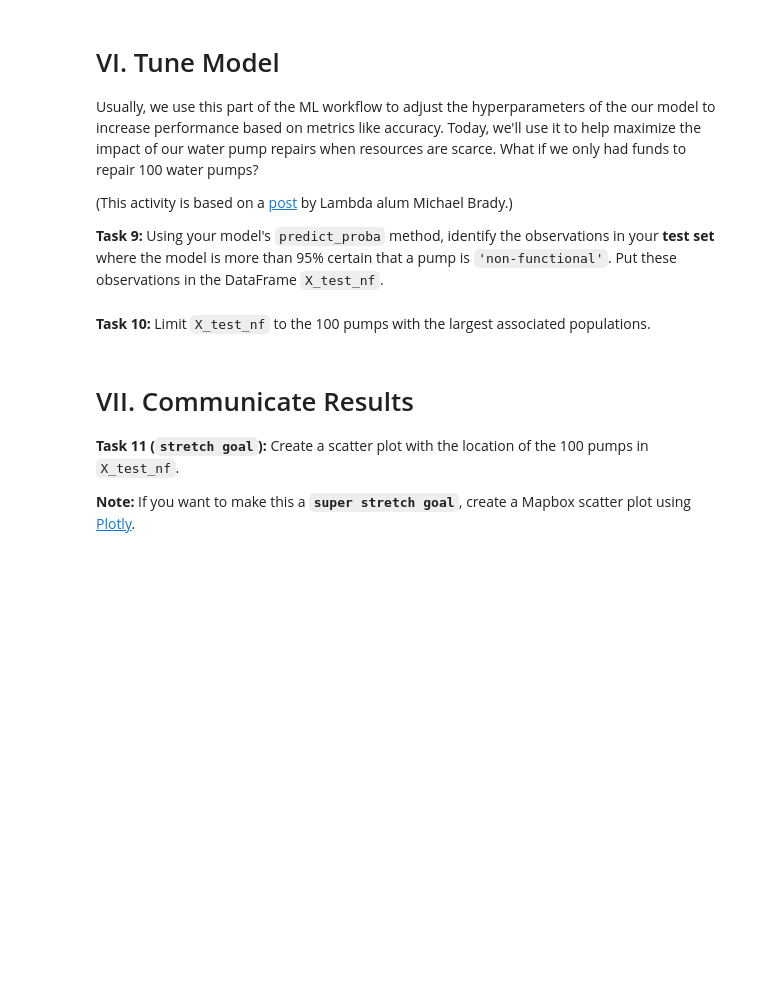
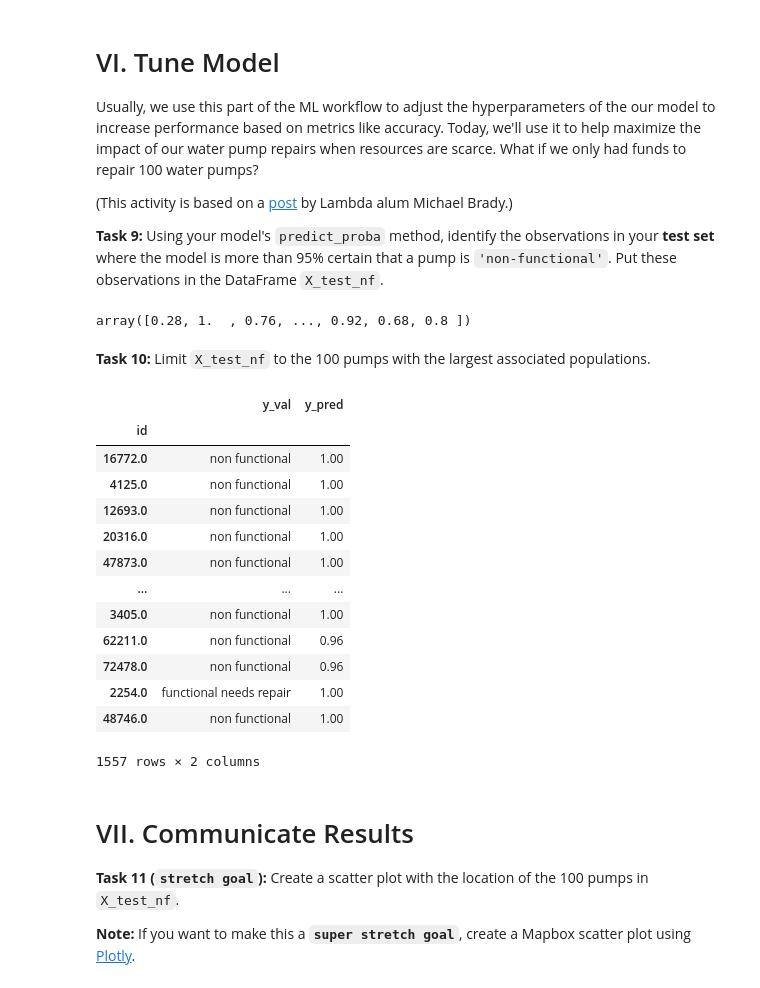
Before and after one commit to ayebaishmo/Classification-metrics, a Jupyter notebook: module4-classification-metrics/LS_DS_224_assignment.ipynb, the cells around one changed output. Cells and saved outputs as stored; diff of their text form; code cells hidden in the pictures; blank space fills up the shorter version.

```diff
--- a/module4-classification-metrics/LS_DS_224_assignment.ipynb
+++ b/module4-classification-metrics/LS_DS_224_assignment.ipynb
@@ -157,5 +200,34 @@ Usually, we use this part of the ML workflow to adjust the hyperparameters of th
 (This activity is based on a [post](https://towardsdatascience.com/maximizing-scarce-maintenance-resources-with-data-8f3491133050) by Lambda alum Michael Brady.)
 
 **Task 9:** Using your model's `predict_proba` method, identify the observations in your **test set** where the model is more than 95% certain that a pump is `'non-functional'`. Put these observations in the DataFrame `X_test_nf`.
+# %%
+model.predict_proba(X_val)[:,-1]
+# %% [output]
+array([0.28, 1.  , 0.76, ..., 0.92, 0.68, 0.8 ])
 # %% [markdown]
 **Task 10:** Limit `X_test_nf` to the 100 pumps with the largest associated populations.
+# %%
+data = {
+    'y_val': y_val,
+    'y_pred': model.predict_proba(X_val)[:, -1]
+}
+
+result = pd.DataFrame(data)
+mask = result['y_pred']> .95
+X__test_nf = result[mask]
+X__test_nf
+# %% [output]
+|  | y_val | y_pred |
+| id |  |  |
+| 16772.0 | non functional | 1.00 |
+| 4125.0 | non functional | 1.00 |
+| 12693.0 | non functional | 1.00 |
+| 20316.0 | non functional | 1.00 |
+| 47873.0 | non functional | 1.00 |
+| ... | ... | ... |
+| 3405.0 | non functional | 1.00 |
+| 62211.0 | non functional | 0.96 |
+| 72478.0 | non functional | 0.96 |
+| 2254.0 | functional needs repair | 1.00 |
+| 48746.0 | non functional | 1.00 |
+1557 rows × 2 columns
```
Also changed, not shown: parts of 7 cells of this notebook.
